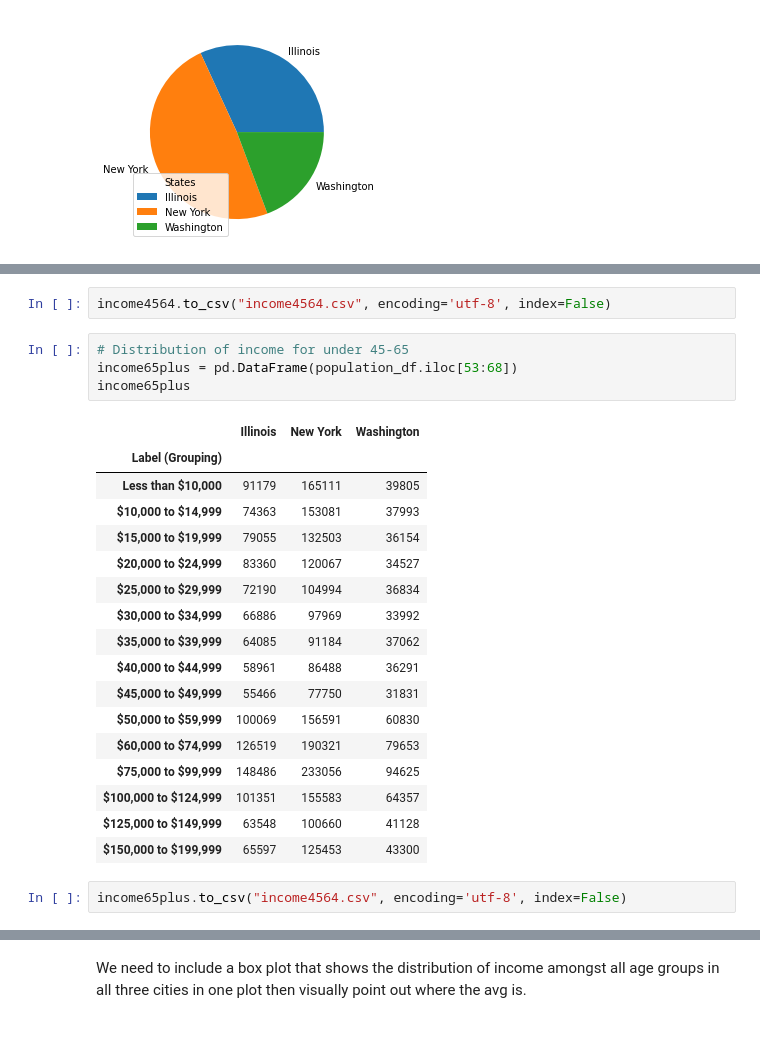
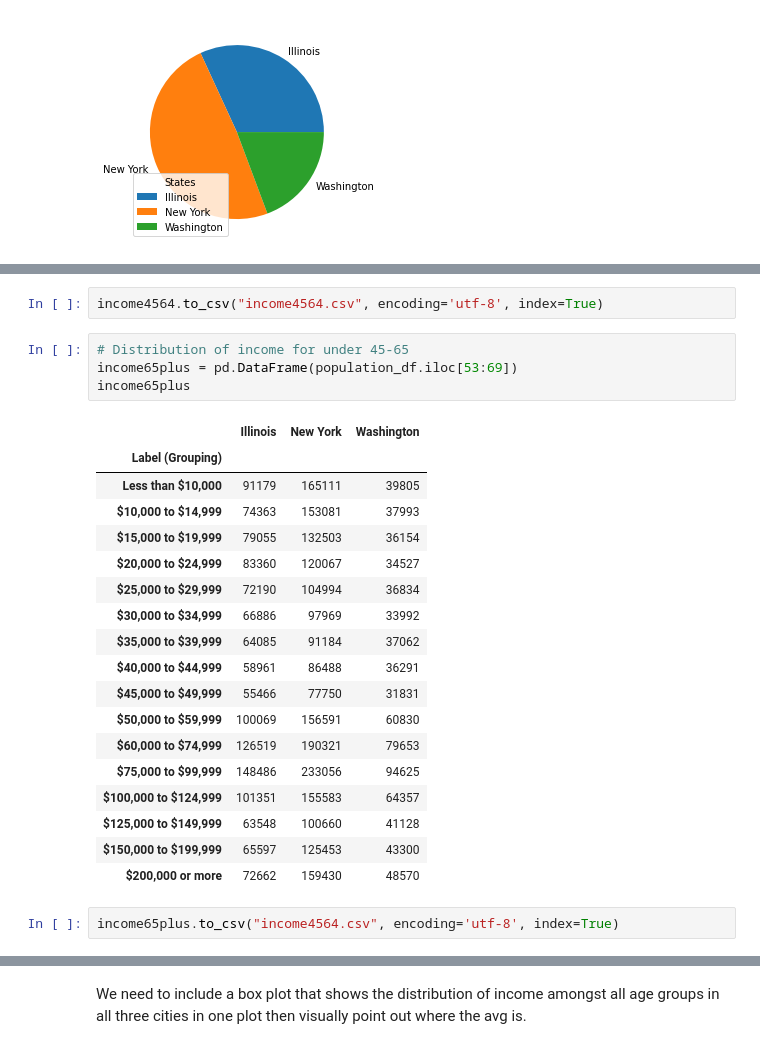
Before and after one commit to erikajwolf/Yelp_Metro_US_Analysis, a Jupyter notebook: Population_Analysis.ipynb, the cells around one changed output, grey strips where cells are left out. Drawn from its saved outputs; the diff is of its cells as text.

```diff
--- a/Population_Analysis.ipynb
+++ b/Population_Analysis.ipynb
@@ -277,29 +283,30 @@ income4564.astype(float).describe(include='all')
-# %%
-income4564.to_csv("income4564.csv", encoding='utf-8', index=False)
+# %%
+income4564.to_csv("income4564.csv", encoding='utf-8', index=True)
 # %%
 # Distribution of income for under 45-65
-income65plus = pd.DataFrame(population_df.iloc[53:68])
+income65plus = pd.DataFrame(population_df.iloc[53:69])
 income65plus
 # %% [output]
 |  | Illinois | New York | Washington |
 | Label (Grouping) |  |  |  |
 | Less than $10,000 | 91179 | 165111 | 39805 |
 | $10,000 to $14,999 | 74363 | 153081 | 37993 |
 | $15,000 to $19,999 | 79055 | 132503 | 36154 |
 | $20,000 to $24,999 | 83360 | 120067 | 34527 |
 | $25,000 to $29,999 | 72190 | 104994 | 36834 |
 | $30,000 to $34,999 | 66886 | 97969 | 33992 |
 | $35,000 to $39,999 | 64085 | 91184 | 37062 |
 | $40,000 to $44,999 | 58961 | 86488 | 36291 |
 | $45,000 to $49,999 | 55466 | 77750 | 31831 |
 | $50,000 to $59,999 | 100069 | 156591 | 60830 |
 | $60,000 to $74,999 | 126519 | 190321 | 79653 |
 | $75,000 to $99,999 | 148486 | 233056 | 94625 |
 | $100,000 to $124,999 | 101351 | 155583 | 64357 |
 | $125,000 to $149,999 | 63548 | 100660 | 41128 |
 | $150,000 to $199,999 | 65597 | 125453 | 43300 |
+| $200,000 or more | 72662 | 159430 | 48570 |
-# %%
-income65plus.to_csv("income4564.csv", encoding='utf-8', index=False)
+# %%
+income65plus.to_csv("income4564.csv", encoding='utf-8', index=True)
 # %%
 income65plus.astype(float).describe(include='all')
 # %% [output]
```
Also changed, not shown: parts of 14 cells of this notebook, 4 other files.
